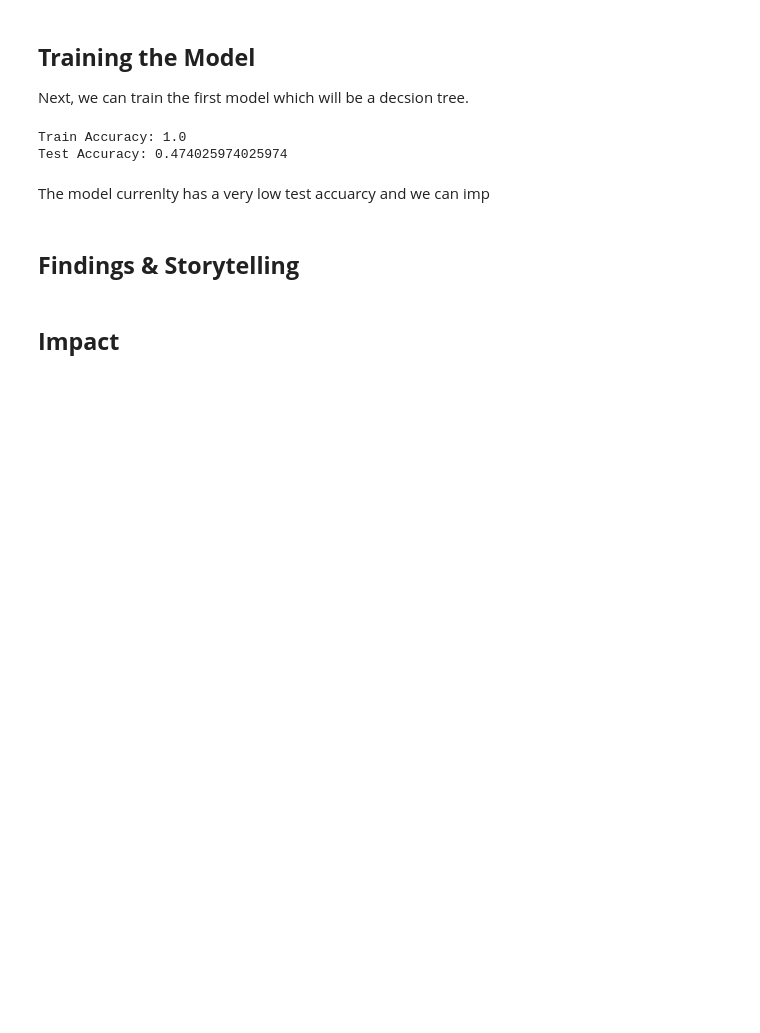
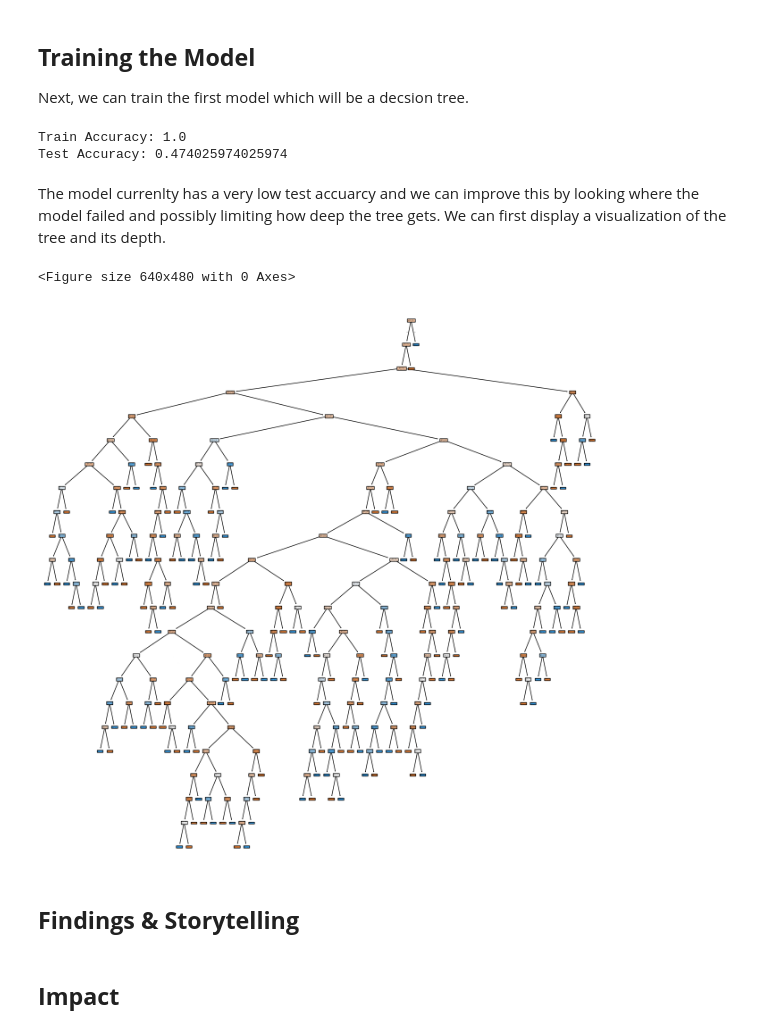
Before and after one commit to ethanrangel/project2, a Jupyter notebook: project2.ipynb, the cells around one changed output. Drawn from its saved outputs; the diff is of its cells as text; code cells hidden in the pictures; blank space fills up the shorter version.

```diff
--- a/project2.ipynb
+++ b/project2.ipynb
@@ -179,7 +179,19 @@ print(f"Train Accuracy: {train_score}\nTest Accuracy: {test_score}\n")
 Train Accuracy: 1.0
 Test Accuracy: 0.474025974025974
 # %% [markdown]
-The model currenlty has a very low test accuarcy and we can imp
+The model currenlty has a very low test accuarcy and we can improve this by looking where the model failed and possibly limiting how deep the tree gets. We can first display a visualization of the tree and its depth.
+# %%
+plt.clf()
+from sklearn.tree import plot_tree
+
+plt.figure(figsize=(16,16))
+
+# TODO 7.1
+treeplot = plot_tree(model, filled=True)
+plt.show()
+# %% [output]
+<Figure size 640x480 with 0 Axes>
+[figure, added]
 # %% [markdown]
 ## **Findings & Storytelling**
 # %% [markdown]
```
Also changed, not shown: 1 other file.
